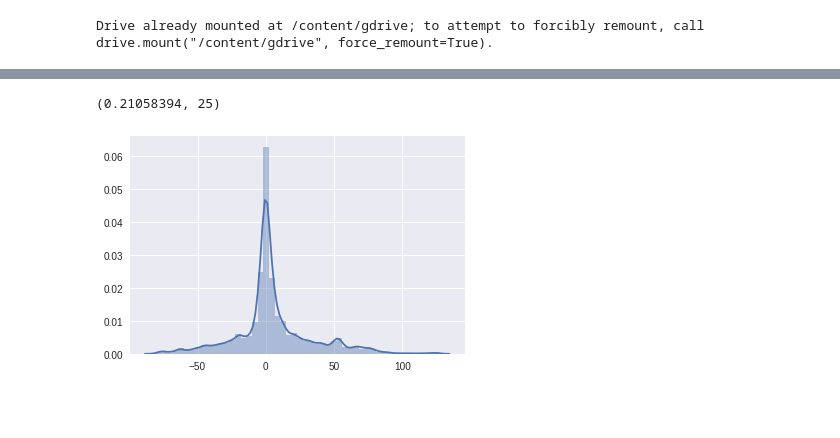
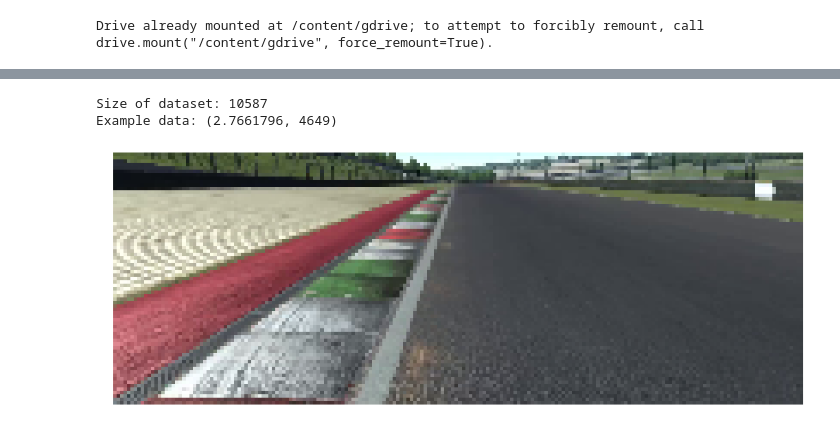
Before and after one commit to ffabi/AssettoCorsaSelfDriving, a Jupyter notebook: AssettoCorsaSelfDriving_3_0.ipynb, the cells around one changed output, grey strips where cells are left out. Drawn from its saved outputs; the diff is of its cells as text; code cells hidden in the pictures; blank space fills up the shorter version.

```diff
--- a/AssettoCorsaSelfDriving_3_0.ipynb
+++ b/AssettoCorsaSelfDriving_3_0.ipynb
@@ -134,11 +154,16 @@ np.save("dataset/serialized/dataset.npy", dataset)
 # %%
 dataset = np.load("dataset/serialized/dataset.npy")
-# %%
-np.random.shuffle(dataset)
-dataset[0]
-# %% [output]
-(0.21058394, 25)
-# %%
-sns.distplot(dataset["data"]);
-# %% [output]
-[figure, removed]
+# %%
+np.random.shuffle(dataset)
+print("Size of dataset:", len(dataset))
+print("Example data:", dataset[0])
+
+img = Image.open("dataset/resized_frames/frame_" + str(dataset[0][1]) + ".png")
+fig=plt.figure(figsize=(18, 10))
+plt.imshow(img)
+plt.axis('off')
+plt.show()
+# %% [output]
+Size of dataset: 10587
+Example data: (2.7661796, 4649)
+[figure, added]
```
Also changed, not shown: parts of 17 cells of this notebook.
